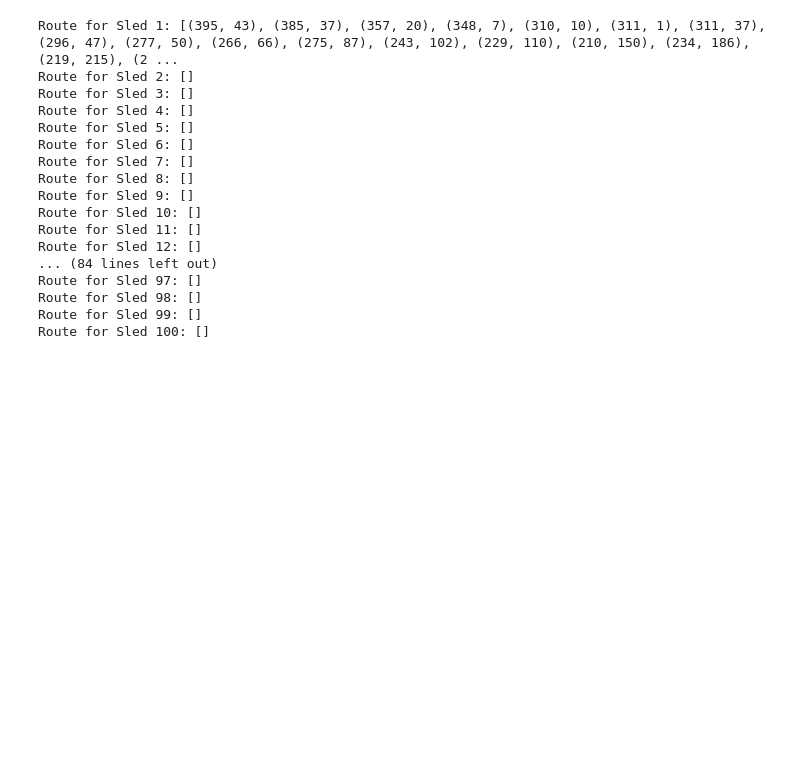
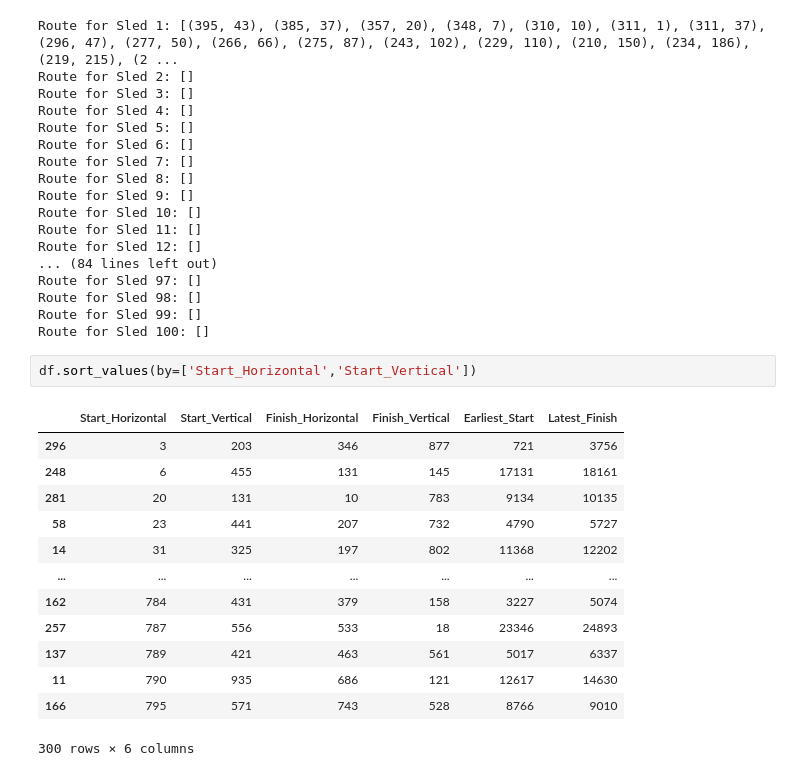
Before and after one commit to MoschMaster/Hackathon-Christmas, a Jupyter notebook: Mischa_env.ipynb, the cells around one changed output. Cells and saved outputs as stored; diff of their text form; blank space fills up the shorter version.

```diff
--- a/Mischa_env.ipynb
+++ b/Mischa_env.ipynb
@@ -106,3 +106,19 @@ Route for Sled 97: []
 Route for Sled 98: []
 Route for Sled 99: []
 Route for Sled 100: []
+# %%
+df.sort_values(by=['Start_Horizontal','Start_Vertical'])
+# %% [output]
+|  | Start_Horizontal | Start_Vertical | Finish_Horizontal | Finish_Vertical | Earliest_Start | Latest_Finish |
+| 296 | 3 | 203 | 346 | 877 | 721 | 3756 |
+| 248 | 6 | 455 | 131 | 145 | 17131 | 18161 |
+| 281 | 20 | 131 | 10 | 783 | 9134 | 10135 |
+| 58 | 23 | 441 | 207 | 732 | 4790 | 5727 |
+| 14 | 31 | 325 | 197 | 802 | 11368 | 12202 |
+| ... | ... | ... | ... | ... | ... | ... |
+| 162 | 784 | 431 | 379 | 158 | 3227 | 5074 |
+| 257 | 787 | 556 | 533 | 18 | 23346 | 24893 |
+| 137 | 789 | 421 | 463 | 561 | 5017 | 6337 |
+| 11 | 790 | 935 | 686 | 121 | 12617 | 14630 |
+| 166 | 795 | 571 | 743 | 528 | 8766 | 9010 |
+300 rows × 6 columns
```
Also changed, not shown: parts of 8 cells of this notebook, 2 other files.
